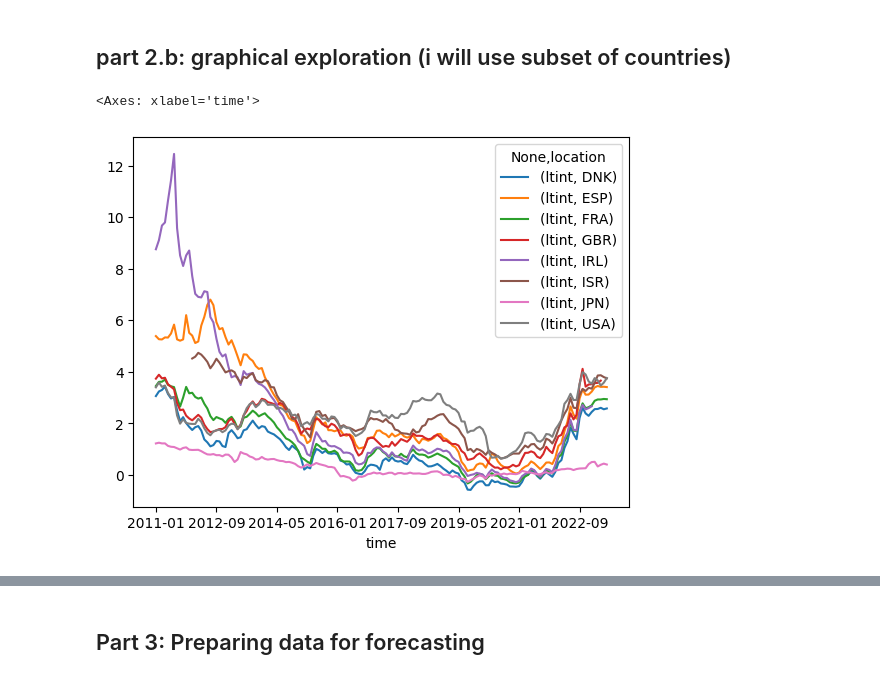
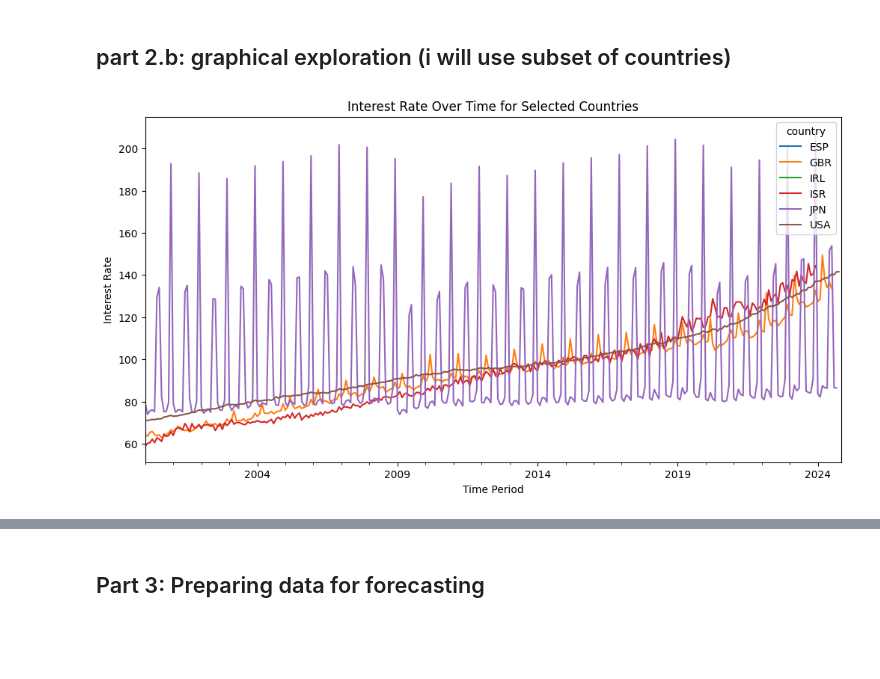
Before and after one commit to Mark-Rozenberg/LTINT-Forecast, a Jupyter notebook: Forecasting-Models-V2.ipynb, the cells around one changed output, grey strips where cells are left out. Cells and saved outputs as stored; diff of their text form; code cells hidden in the pictures; blank space fills up the shorter version.

```diff
--- a/Forecasting-Models-V2.ipynb
+++ b/Forecasting-Models-V2.ipynb
@@ -167,8 +93,16 @@ dat_for_graph = pd.read_sql_query("select * from comb_data "
 # %%
-# graph-1:
-pd.pivot_table(dat_for_graph.reset_index(),
-   index='time', columns='location', values=['ltint']
-  ).plot(legend=True)
+# graph-1: Interest Rates
+gra = pd.read_sql_query('''
+select time_period, country, wage
+from main_table_with_lag_v2
+where country in('ISR','IRL','USA','JPN','GBR','ESP')
+''', conn)
+gra['time_period'] = pd.to_datetime(gra['time_period'])
+gra_pivot = gra.pivot(index='time_period', columns='country', values='wage')
+gra_pivot.plot(figsize=(12, 6), legend=True)
+plt.xlabel('Time Period')
+plt.ylabel('Interest Rate')
+plt.title('Interest Rate Over Time for Selected Countries')
+plt.show()
 # %% [output]
-<Axes: xlabel='time'>
-[figure, old version]
+[figure, new version]
```
Also changed, not shown: parts of 42 cells of this notebook, 2 other files.
